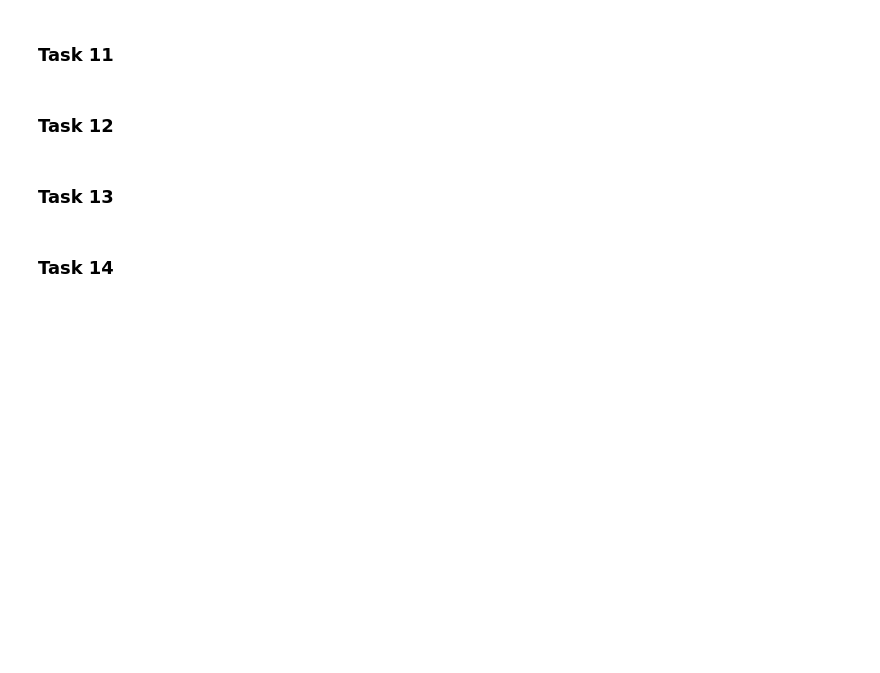
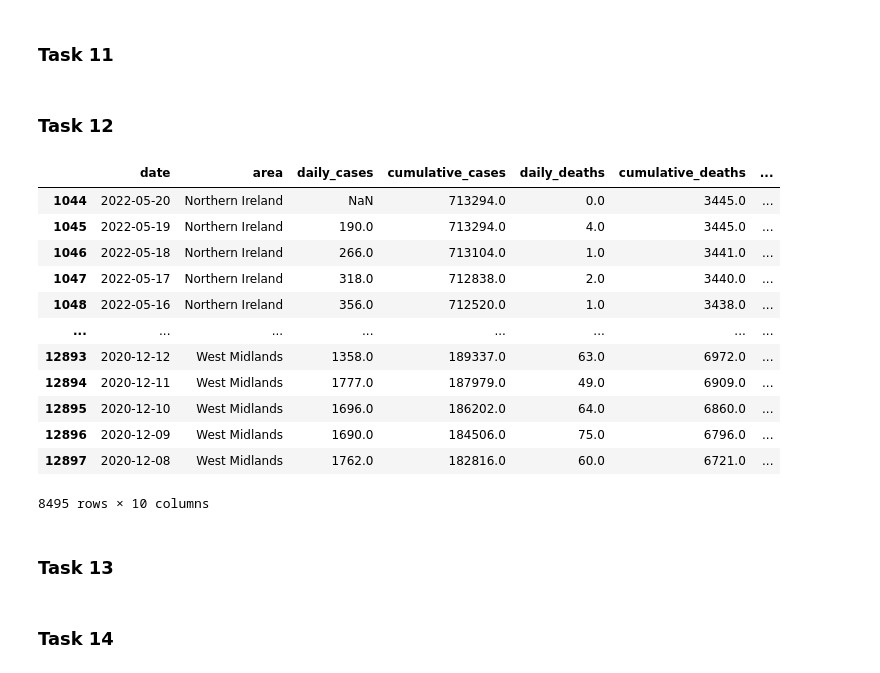
Before and after one commit to congrendai/CW2_for_computer_programing, a Jupyter notebook: CW2_A1.ipynb, the cells around one changed output. Cells and saved outputs as stored; diff of their text form; code cells hidden in the pictures; blank space fills up the shorter version.

```diff
--- a/CW2_A1.ipynb
+++ b/CW2_A1.ipynb
@@ -138,5 +163,21 @@ covid_data = pd.concat([covid_data, daily_cases_roll_avg, daily_deaths_roll_avg]
 # %% [markdown]
 ### Task 12
+# %%
+covid_data
+# %% [output]
+|  | date | area | daily_cases | cumulative_cases | daily_deaths | cumulative_deaths | ... |
+| 1044 | 2022-05-20 | Northern Ireland | NaN | 713294.0 | 0.0 | 3445.0 | ... |
+| 1045 | 2022-05-19 | Northern Ireland | 190.0 | 713294.0 | 4.0 | 3445.0 | ... |
+| 1046 | 2022-05-18 | Northern Ireland | 266.0 | 713104.0 | 1.0 | 3441.0 | ... |
+| 1047 | 2022-05-17 | Northern Ireland | 318.0 | 712838.0 | 2.0 | 3440.0 | ... |
+| 1048 | 2022-05-16 | Northern Ireland | 356.0 | 712520.0 | 1.0 | 3438.0 | ... |
+| ... | ... | ... | ... | ... | ... | ... | ... |
+| 12893 | 2020-12-12 | West Midlands | 1358.0 | 189337.0 | 63.0 | 6972.0 | ... |
+| 12894 | 2020-12-11 | West Midlands | 1777.0 | 187979.0 | 49.0 | 6909.0 | ... |
+| 12895 | 2020-12-10 | West Midlands | 1696.0 | 186202.0 | 64.0 | 6860.0 | ... |
+| 12896 | 2020-12-09 | West Midlands | 1690.0 | 184506.0 | 75.0 | 6796.0 | ... |
+| 12897 | 2020-12-08 | West Midlands | 1762.0 | 182816.0 | 60.0 | 6721.0 | ... |
+8495 rows × 10 columns
 # %%
 covid_data.drop(columns=["daily_cases", "daily_deaths"],inplace=True)
 # %% [markdown]
```
Also changed, not shown: parts of 20 cells of this notebook.
